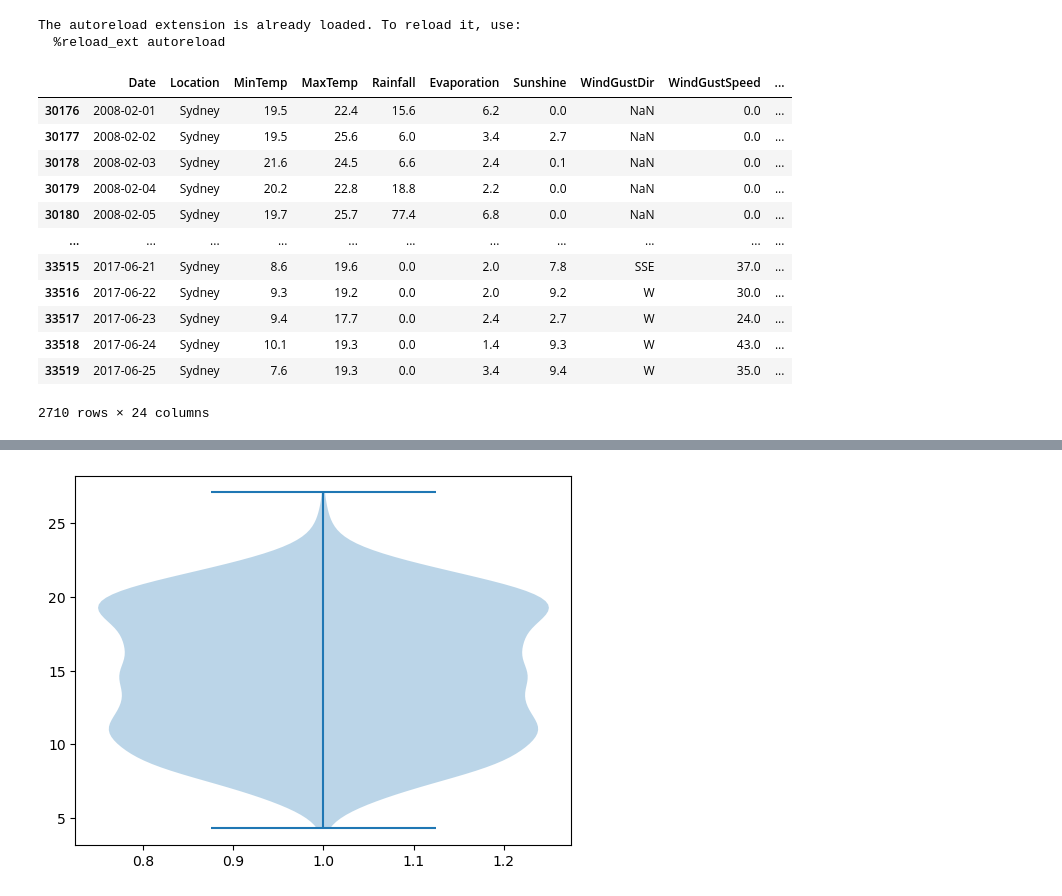
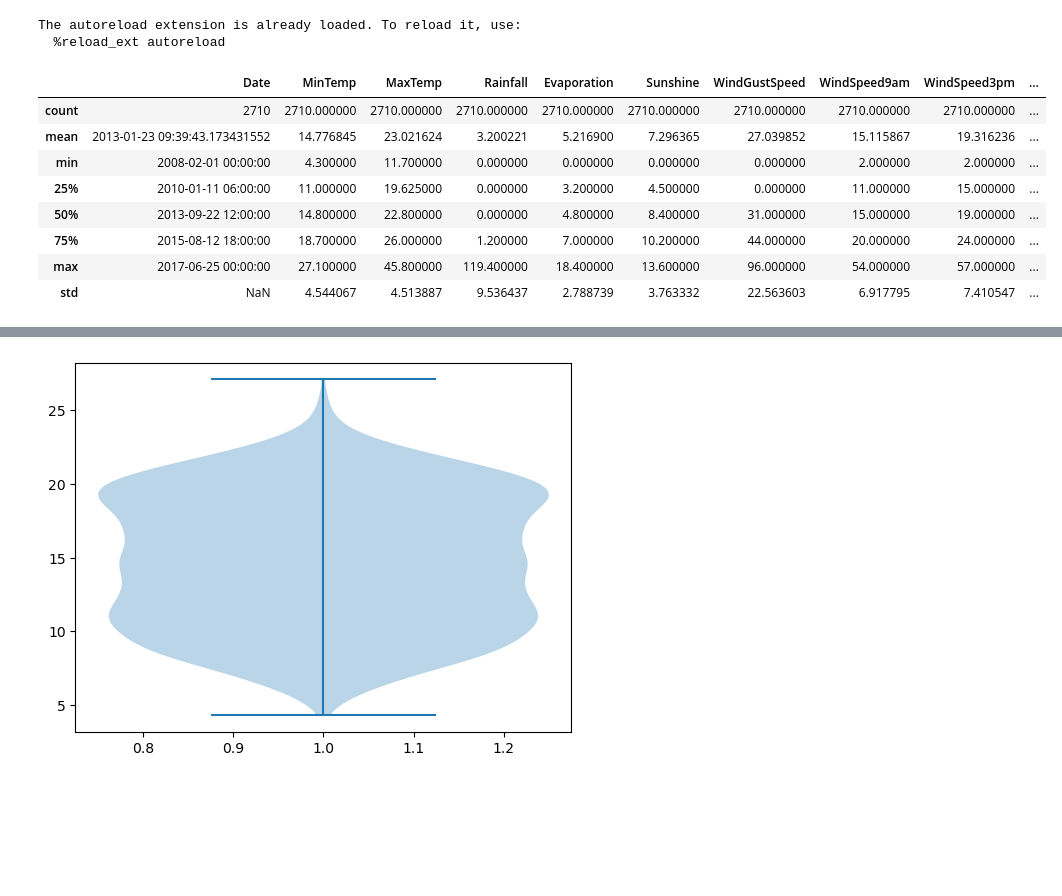
Before and after one commit to M-Harms/Data-Visualization, a Jupyter notebook: sydney_weather.ipynb, the cells around one changed output, grey strips where cells are left out. Cells and saved outputs as stored; diff of their text form; code cells hidden in the pictures; blank space fills up the shorter version.

```diff
--- a/sydney_weather.ipynb
+++ b/sydney_weather.ipynb
@@ -12,23 +12,19 @@ import rain_data
 The autoreload extension is already loaded. To reload it, use:
   %reload_ext autoreload
 # %%
-df = rain_data.load_data()
+df = sydney_weather_data.load_data()
 # %%
-display(df)
+df.describe()
 # %% [output]
-|  | Date | Location | MinTemp | MaxTemp | Rainfall | Evaporation | Sunshine | WindGustDir | WindGustSpeed | ... |
-| 30176 | 2008-02-01 | Sydney | 19.5 | 22.4 | 15.6 | 6.2 | 0.0 | NaN | 0.0 | ... |
-| 30177 | 2008-02-02 | Sydney | 19.5 | 25.6 | 6.0 | 3.4 | 2.7 | NaN | 0.0 | ... |
-| 30178 | 2008-02-03 | Sydney | 21.6 | 24.5 | 6.6 | 2.4 | 0.1 | NaN | 0.0 | ... |
-| 30179 | 2008-02-04 | Sydney | 20.2 | 22.8 | 18.8 | 2.2 | 0.0 | NaN | 0.0 | ... |
-| 30180 | 2008-02-05 | Sydney | 19.7 | 25.7 | 77.4 | 6.8 | 0.0 | NaN | 0.0 | ... |
-| ... | ... | ... | ... | ... | ... | ... | ... | ... | ... | ... |
-| 33515 | 2017-06-21 | Sydney | 8.6 | 19.6 | 0.0 | 2.0 | 7.8 | SSE | 37.0 | ... |
-| 33516 | 2017-06-22 | Sydney | 9.3 | 19.2 | 0.0 | 2.0 | 9.2 | W | 30.0 | ... |
-| 33517 | 2017-06-23 | Sydney | 9.4 | 17.7 | 0.0 | 2.4 | 2.7 | W | 24.0 | ... |
-| 33518 | 2017-06-24 | Sydney | 10.1 | 19.3 | 0.0 | 1.4 | 9.3 | W | 43.0 | ... |
-| 33519 | 2017-06-25 | Sydney | 7.6 | 19.3 | 0.0 | 3.4 | 9.4 | W | 35.0 | ... |
+|  | Date | MinTemp | MaxTemp | Rainfall | Evaporation | Sunshine | WindGustSpeed | WindSpeed9am | WindSpeed3pm | ... |
+| count | 2710 | 2710.000000 | 2710.000000 | 2710.000000 | 2710.000000 | 2710.000000 | 2710.000000 | 2710.000000 | 2710.000000 | ... |
+| mean | 2013-01-23 09:39:43.173431552 | 14.776845 | 23.021624 | 3.200221 | 5.216900 | 7.296365 | 27.039852 | 15.115867 | 19.316236 | ... |
+| min | 2008-02-01 00:00:00 | 4.300000 | 11.700000 | 0.000000 | 0.000000 | 0.000000 | 0.000000 | 2.000000 | 2.000000 | ... |
+| 25% | 2010-01-11 06:00:00 | 11.000000 | 19.625000 | 0.000000 | 3.200000 | 4.500000 | 0.000000 | 11.000000 | 15.000000 | ... |
+| 50% | 2013-09-22 12:00:00 | 14.800000 | 22.800000 | 0.000000 | 4.800000 | 8.400000 | 31.000000 | 15.000000 | 19.000000 | ... |
+| 75% | 2015-08-12 18:00:00 | 18.700000 | 26.000000 | 1.200000 | 7.000000 | 10.200000 | 44.000000 | 20.000000 | 24.000000 | ... |
+| max | 2017-06-25 00:00:00 | 27.100000 | 45.800000 | 119.400000 | 18.400000 | 13.600000 | 96.000000 | 54.000000 | 57.000000 | ... |
+| std | NaN | 4.544067 | 4.513887 | 9.536437 | 2.788739 | 3.763332 | 22.563603 | 6.917795 | 7.410547 | ... |
-2710 rows × 24 columns
 # %%
 #[, , , , , , ,  , , , , , ],
 #['W', 'WNW', 'SSW', 'S', 'E', 'ESE', 'SSE', 'NNW', 'N', 'WSW', 'SE', 'NNE', 'NW', 'NE', 'ENE', 'SW'],
```
Also changed, not shown: parts of 8 cells of this notebook.
